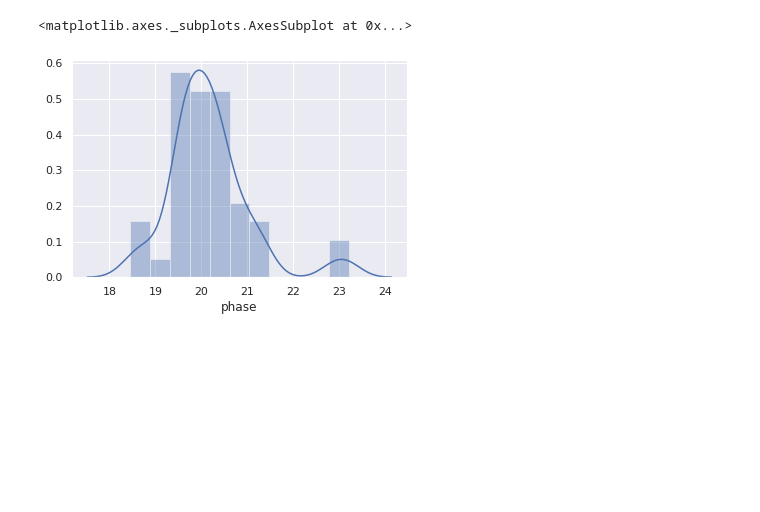
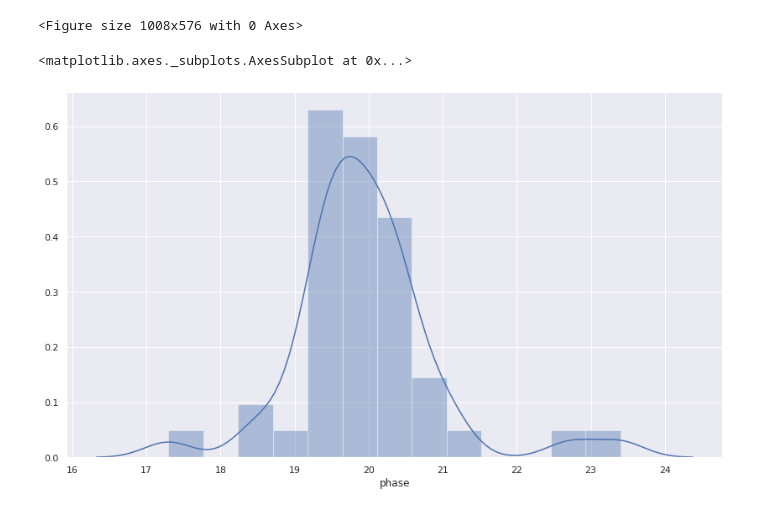
Before and after one commit to Calvinxc1/NEA-Analysis, a Jupyter notebook: SystemStats.ipynb, the cells around one changed output. Saved outputs shown, nothing was run; the diff lists cells and outputs as text; code cells hidden in the pictures; blank space fills up the shorter version.

```diff
--- a/SystemStats.ipynb
+++ b/SystemStats.ipynb
@@ -15,6 +16,10 @@ from tools import fourier, wave
 sns.set()
 # %%
 region_id = 10000068
+# %%
+target = 0.8
+horizon = 14
+alpha = 1 - ((1-target)**(1/horizon))
 # %%
 engine = create_engine('{engine}://{user}:{passwd}@{host}/{db}'.format(**sql_params))
 session = sessionmaker(bind=engine)
@@ -31,9 +36,10 @@ jumps_data = pd.read_sql(query.statement, query.session.bind)
 
 jumps_data['hour_of_day'] = jumps_data['record_time'].apply(lambda x: x.hour + (x.minute/60) + (x.second/60/60))
 jumps_data['day_of_week'] = jumps_data['record_time'].apply(lambda x: x.weekday() + (x.hour/24) + (x.minute/24/60) + (x.second/24/60/60))
+jumps_data['weights'] = (1-alpha) **(dt.utcnow() - jumps_data['record_time']).apply(lambda x: x.total_seconds()/60/60/24)
 # %%
-day_wave = fourier(jumps_data, 'ship_jumps', 'hour_of_day', 24, group_col='system_id')
-week_wave = fourier(jumps_data, 'ship_jumps', 'day_of_week', 7, group_col='system_id')
+day_wave = fourier(jumps_data, 'ship_jumps', 'hour_of_day', 24, group_col='system_id', weights_col='weights')
+week_wave = fourier(jumps_data, 'ship_jumps', 'day_of_week', 7, group_col='system_id', weights_col='weights')
 # %%
 buffer = []
 for group, data in jumps_data.groupby('system_id'):
@@ -45,17 +55,19 @@ for group, data in jumps_data.groupby('system_id'):
     buffer.append(data)
 jumps_data = pd.concat(buffer, axis=0)
 # %%
-systems = jumps_data['system_id'].unique().size
-fig, ax = plt.subplots(systems, figsize=(14,8*systems))
-i = 0
-for system_id, data in jumps_data.groupby('system_id'):
-    sns.lineplot(x=data.index, y=data['ship_jumps'], label='actual', ax=ax[i])
-    sns.lineplot(x=data.index, y=data['full_wave'], label='full_wave', ax=ax[i])
-    ax[i].set_title(system_id)
-    i += 1
+plt.figure(figsize=(14,8))
+for system_id, data in tqdm(jumps_data.groupby('system_id')):
+    sns.lineplot(x=data.index, y=data['ship_jumps'], label='actual')
+    sns.lineplot(x=data.index, y=data['full_wave'], label='full_wave')
+    plt.title(system_id)
+    plt.savefig('./plots/{}.png'.format(system_id))
+    plt.clf()
+# %% [output]
+<Figure size 1008x576 with 0 Axes>
 # %%
+plt.figure(figsize=(14,8))
 sns.distplot(day_wave['phase'])
 # %% [output]
 <matplotlib.axes._subplots.AxesSubplot at 0x...>
-[figure, old version]
+[figure, new version]
 # %%
```
Also changed, not shown: parts of 4 cells of this notebook, 3 other files.
